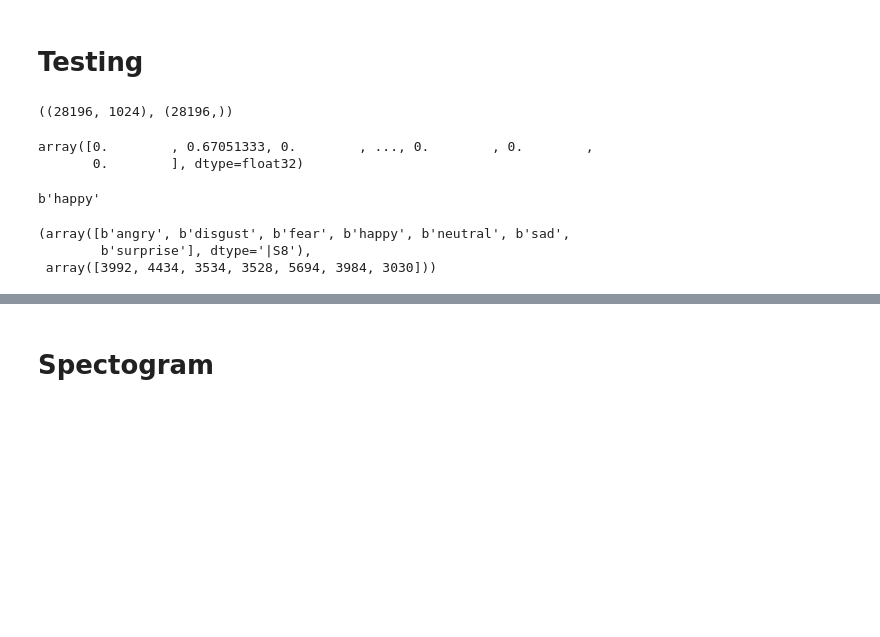
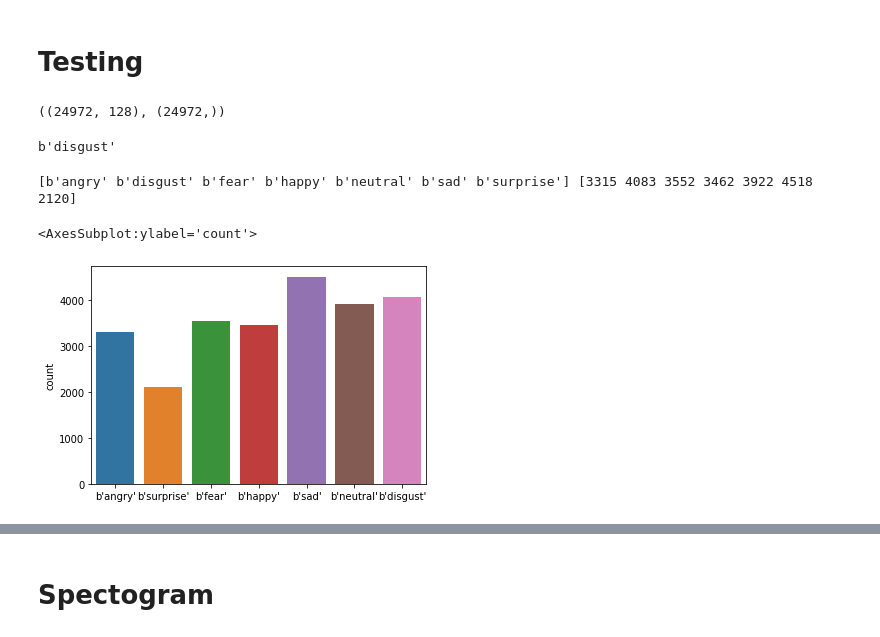
Before and after one commit to SaminYaser-work/audio-preprocessing-and-feature-extraction, a Jupyter notebook: notebook/yamnet_emb_aug.ipynb, the cells around one changed output, grey strips where cells are left out. Drawn from its saved outputs; the diff is of its cells as text; code cells hidden in the pictures; blank space fills up the shorter version.

```diff
--- a/notebook/yamnet_emb_aug.ipynb
+++ b/notebook/yamnet_emb_aug.ipynb
@@ -246,20 +272,36 @@ y = np.load('./features/yamnet_emb/ravdess/train_aug_y.npy', allow_pickle=True)
+# %%
+X = np.load(f'./features/{folder_name}/all/train_X.npy', allow_pickle=True)
+y = np.load(f'./features/{folder_name}/all/train_y.npy', allow_pickle=True)
+
+# a = np.load(f'./features/{folder_name}/all/val_X.npy', allow_pickle=True)
+# b = np.load(f'./features/{folder_name}/all/val_y.npy', allow_pickle=True)
+
+# X = np.concatenate((X, a), axis=0)
+# y = np.concatenate((y, b), axis=0)
+
+# a = np.load(f'./features/{folder_name}/all/test_X.npy', allow_pickle=True)
+# b = np.load(f'./features/{folder_name}/all/test_y.npy', allow_pickle=True)
+
+# X = np.concatenate((X, a), axis=0)
+# y = np.concatenate((y, b), axis=0)
 # %%
 X.shape, y.shape
 # %% [output]
-((28196, 1024), (28196,))
+((24972, 128), (24972,))
 # %%
 X[200]
-# %% [output]
-array([0.        , 0.67051333, 0.        , ..., 0.        , 0.        ,
-       0.        ], dtype=float32)
 # %%
 y[200]
 # %% [output]
-b'happy'
+b'disgust'
 # %%
+import seaborn as sns
+
 unique_items, counts = np.unique(y, return_counts=True)
-unique_items, counts
+print(unique_items, counts)
+
+sns.countplot(y)
 # %% [output]
-(array([b'angry', b'disgust', b'fear', b'happy', b'neutral', b'sad',
-        b'surprise'], dtype='|S8'),
- array([3992, 4434, 3534, 3528, 5694, 3984, 3030]))
+[b'angry' b'disgust' b'fear' b'happy' b'neutral' b'sad' b'surprise'] [3315 4083 3552 3462 3922 4518 2120]
+<AxesSubplot:ylabel='count'>
+[figure, added]
```
Also changed, not shown: parts of 23 cells of this notebook, 16 other files.
